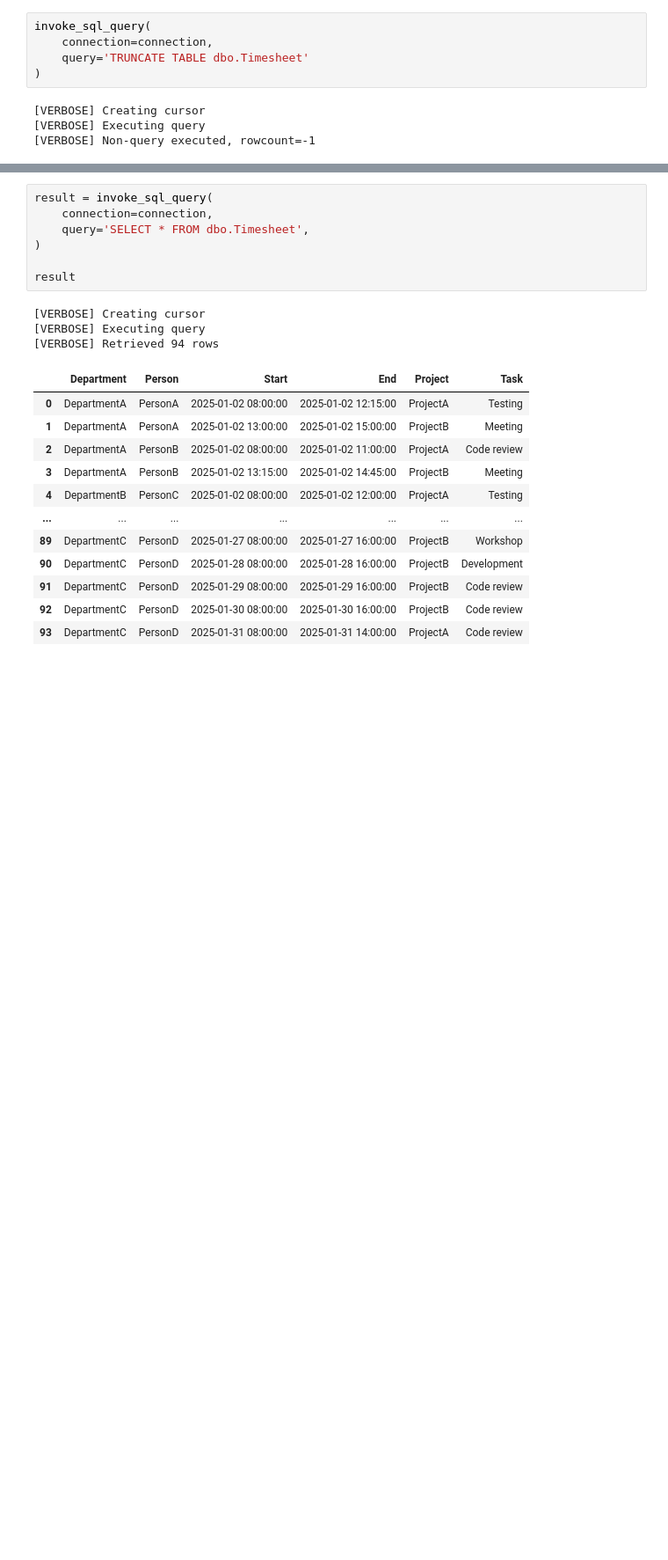
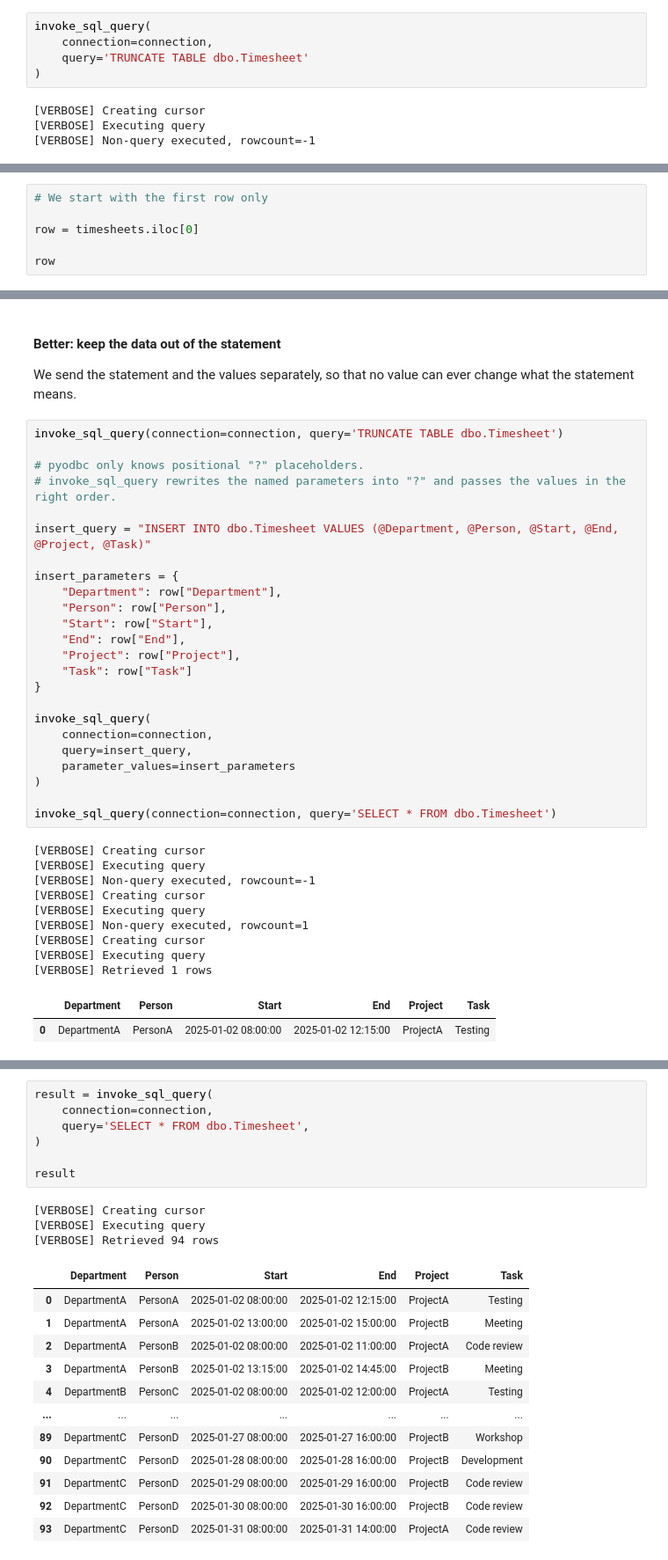
Before and after one commit to andreasjordan/Python-moves-Data-around, a Jupyter notebook: demo/01_timesheets.ipynb, the cells around one changed output, grey strips where cells are left out. Shown at 88% size. Saved outputs shown, nothing was run; the diff lists cells and outputs as text; blank space fills up the shorter version.

```diff
--- a/demo/01_timesheets.ipynb
+++ b/demo/01_timesheets.ipynb
@@ -211,0 +214,6 @@ TODO: Insert step by step code here.
+# %%
+# We start with the first row only
+
+row = timesheets.iloc[0]
+
+row
@@ -211,0 +287,40 @@ TODO: Insert step by step code here.
+# %% [markdown]
+#### Better: keep the data out of the statement
+
+We send the statement and the values separately, so that no value can ever change what the statement means.
+# %%
+invoke_sql_query(connection=connection, query='TRUNCATE TABLE dbo.Timesheet')
+
+# pyodbc only knows positional "?" placeholders.
+# invoke_sql_query rewrites the named parameters into "?" and passes the values in the right order.
+
+insert_query = "INSERT INTO dbo.Timesheet VALUES (@Department, @Person, @Start, @End, @Project, @Task)"
+
+insert_parameters = {
+    "Department": row["Department"],
+    "Person": row["Person"],
+    "Start": row["Start"],
+    "End": row["End"],
+    "Project": row["Project"],
+    "Task": row["Task"]
+}
+
+invoke_sql_query(
+    connection=connection,
+    query=insert_query,
+    parameter_values=insert_parameters
+)
+
+invoke_sql_query(connection=connection, query='SELECT * FROM dbo.Timesheet')
+# %% [output]
+[VERBOSE] Creating cursor
+[VERBOSE] Executing query
+[VERBOSE] Non-query executed, rowcount=-1
+[VERBOSE] Creating cursor
+[VERBOSE] Executing query
+[VERBOSE] Non-query executed, rowcount=1
+[VERBOSE] Creating cursor
+[VERBOSE] Executing query
+[VERBOSE] Retrieved 1 rows
+|  | Department | Person | Start | End | Project | Task |
+| 0 | DepartmentA | PersonA | 2025-01-02 08:00:00 | 2025-01-02 12:15:00 | ProjectA | Testing |
```
Also changed, not shown: parts of 13 cells of this notebook.
